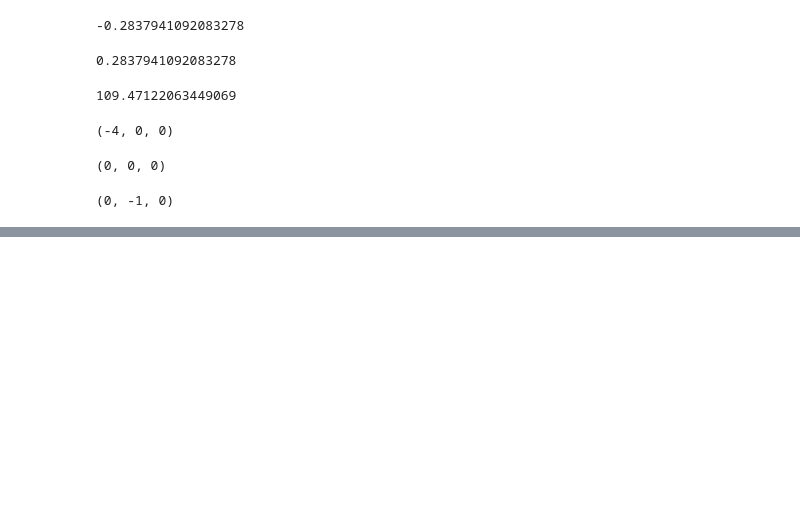
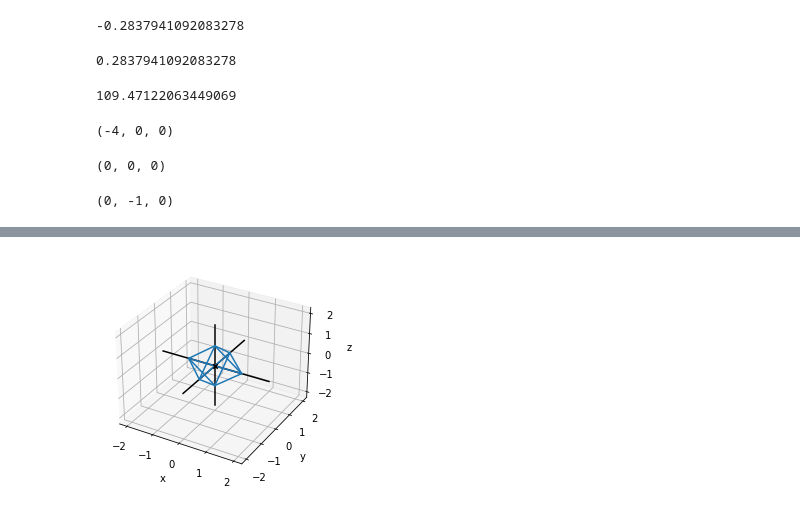
Before and after one commit to dereckdamphouse/Math-for-Programmers, a Jupyter notebook: Chapter 03/exercises_03.ipynb, the cells around one changed output, grey strips where cells are left out. Drawn from its saved outputs; the diff is of its cells as text; code cells hidden in the pictures; blank space fills up the shorter version.

```diff
--- a/Chapter 03/exercises_03.ipynb
+++ b/Chapter 03/exercises_03.ipynb
@@ -264,0 +337,8 @@ cross((1,0,1),(-1,0,0))
+# %%
+base = [(0,1,0), (1,0,0), (-1,0,0), (0,-1,0)]
+draw3d(
+    *[Segment3D((0,0,z), v) for z in range(-1,2,2) for v in base],
+    *[Segment3D(base[i], base[(i+1)%4]) for i in range(0,4)]
+)
+# %% [output]
+[figure, added]
```
Also changed, not shown: parts of 20 cells of this notebook, 3 other files.
